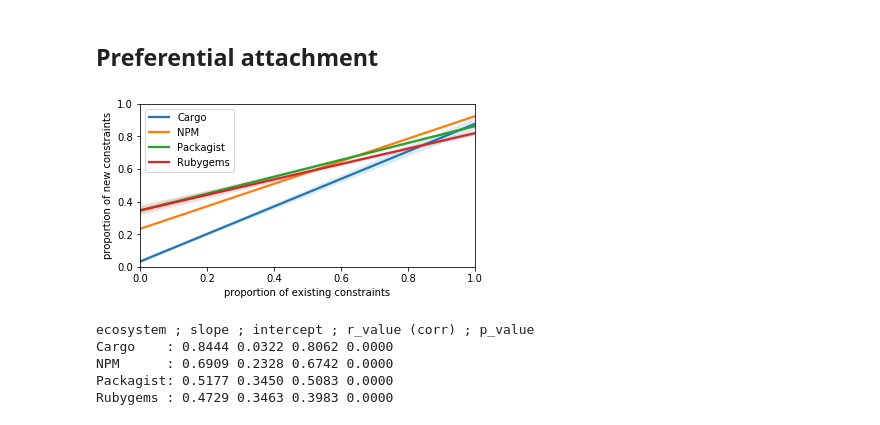
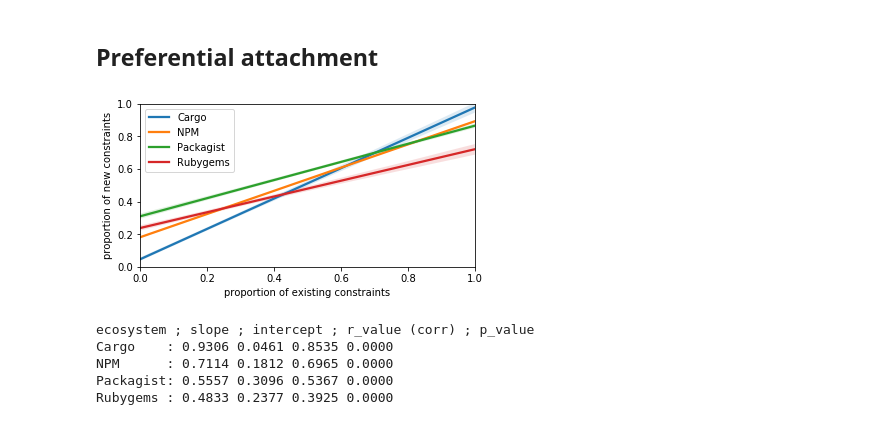
Before and after one commit to AlexandreDecan/secos-constraints, a Jupyter notebook: notebooks/Constraint analysis.ipynb, the cells around one changed output. Cells and saved outputs as stored; diff of their text form; code cells hidden in the pictures.

Commit message:
updated data
Former-commit-id: 351940b21830c9aed002328aac9f4a7f6273760d
Former-commit-id: 3a66d31be5bba79b37f7293e5c718cfcc4e0971d
Former-commit-id: 0f79e09c336e03fce4bb8b949d21e50e8aeae2be

```diff
--- a/notebooks/Constraint analysis.ipynb
+++ b/notebooks/Constraint analysis.ipynb
@@ -1044,14 +1044,14 @@ for i, ecosystem in enumerate(ECOSYSTEMS):
         .drop_duplicates(['package', 'target'], keep='last')
         .assign(dependents=1)
         .groupby(['target'], sort=False)
-        [['dependents', 'minor max', 'minor', 'patch max', 'patch']]
+        [['dependents', 'major', 'minor max', 'minor', 'patch max', 'patch']]
         .sum()
         #[lambda d: d['dependents'] > 1]
         #[lambda d: d['dependents'] >= d['dependents'].median()]
         .pipe(lambda d:
              d.apply(lambda s: s / d['dependents'])
         )
-        .pipe(pandas.melt, value_vars=['minor max', 'minor', 'patch max', 'patch'], var_name='constraint', value_name='proportion')
+        .pipe(pandas.melt, value_vars=['major', 'minor max', 'minor', 'patch max', 'patch'], var_name='constraint', value_name='proportion')
         .assign(
             above=lambda d: d['proportion'] > threshold[1],
             below=lambda d: d['proportion'] < threshold[0],
@@ -1151,11 +1151,12 @@ for i, ecosystem in enumerate(ECOSYSTEMS):
         [lambda d: ~d['dev']]
         .assign(deps=1)
         .groupby(['target', pandas.Grouper(key='date', freq='M')], sort=False)
-        [['minor max', 'minor', 'patch max', 'patch', 'deps']]
+        [['major', 'minor max', 'minor', 'patch max', 'patch', 'deps']]
         .sum()
         .reset_index(level='date')
         .set_index('date')
         .assign(**{
+            'major': lambda d: d['major'] >= threshold * d['deps'],
             'minor max': lambda d: d['minor max'] >= threshold * d['deps'],
             'minor': lambda d: d['minor'] >= threshold * d['deps'],
             'patch max': lambda d: d['patch max'] >= threshold * d['deps'],
@@ -1169,7 +1170,7 @@ for i, ecosystem in enumerate(ECOSYSTEMS):
     (
         data[ecosystem]
         .apply(lambda d: d / d['required'], axis=1)
-        [['minor max', 'minor', 'patch max', 'patch']]
+        [['major', 'minor max', 'minor', 'patch max', 'patch']]
         .plot(ax=ax, legend=False, color=SEC_PALETTE)
     )
 
@@ -1187,0 +1189,10 @@ savefig(fig, 'required_proportion_by_month')
+# %%
+for ecosystem in ECOSYSTEMS:
+    print(ecosystem)
+    print(
+        data[ecosystem]
+        .apply(lambda d: d / d['required'], axis=1)
+        .iloc[-1]
+        [['major', 'minor max', 'minor', 'patch max', 'patch']]
+    )
+    print()
@@ -1197,55 +1226,55 @@ data = dict()
 for ecosystem in ECOSYSTEMS:
     df_temp_1 = (
         df_constraints[ecosystem]
-        [lambda d: ~d['dev']]
+        # [lambda d: ~d['dev']]
         [lambda d: d['date'] < pandas.to_datetime(threshold)]
         .drop_duplicates(['package', 'target'], keep='last')
-        [['target', 'minor']]
+        [['target', 'minor max']]
         .assign(dependents=1)
         .groupby('target')
         .sum()
-        .pipe(lambda d: d['minor'] / d['dependents'])
+        .pipe(lambda d: d['minor max'] / d['dependents'])
     )
 
     df_temp_2 = (
         df_constraints[ecosystem]
-        [lambda d: ~d['dev']]
+        # [lambda d: ~d['dev']]
         [lambda d: d['date'] >= pandas.to_datetime(threshold)]
         .drop_duplicates(['package', 'target'], keep='last')
-        [['target', 'minor']]
+        [['target', 'minor max']]
         .assign(dependents=1)
         .groupby('target')
         .sum()
-        .pipe(lambda d: d['minor'] / d['dependents'])
+        .pipe(lambda d: d['minor max'] / d['dependents'])
     )
 
     data[ecosystem] = (
         pandas.concat([df_temp_1, df_temp_2], axis=1)
         .dropna()
         .rename(columns={0: 'original', 1: 'added'})
     )
 
     seaborn.regplot(
         x='original',
         y='added',
         data=data[ecosystem],
         color=COLORS[ecosystem],
         scatter=False,
         label=ecosystem,
         ax=ax,
     )
 
 ax.set(
     xlabel='proportion of existing constraints',
     ylabel='proportion of new constraints',
     xlim=(0, 1),
     ylim=(0, 1),
 )
 
 ax.legend()
 savefig(fig, 'required_pref_attach')
 # %% [output]
-[figure, old version]
+[figure, new version]
 # %%
 print('ecosystem ; slope ; intercept ; r_value (corr) ; p_value')
 for ecosystem in ECOSYSTEMS:
@@ -1253,7 +1282,7 @@ for ecosystem in ECOSYSTEMS:
     print('{:9}: {:.4f} {:.4f} {:.4f} {:.4f}'.format(ecosystem, slope, intercept, r_value, p_value))
 # %% [output]
 ecosystem ; slope ; intercept ; r_value (corr) ; p_value
-Cargo    : 0.8444 0.0322 0.8062 0.0000
-NPM      : 0.6909 0.2328 0.6742 0.0000
-Packagist: 0.5177 0.3450 0.5083 0.0000
-Rubygems : 0.4729 0.3463 0.3983 0.0000
+Cargo    : 0.9306 0.0461 0.8535 0.0000
+NPM      : 0.7114 0.1812 0.6965 0.0000
+Packagist: 0.5557 0.3096 0.5367 0.0000
+Rubygems : 0.4833 0.2377 0.3925 0.0000
```
Also changed, not shown: parts of 5 cells of this notebook, 5 other files.
